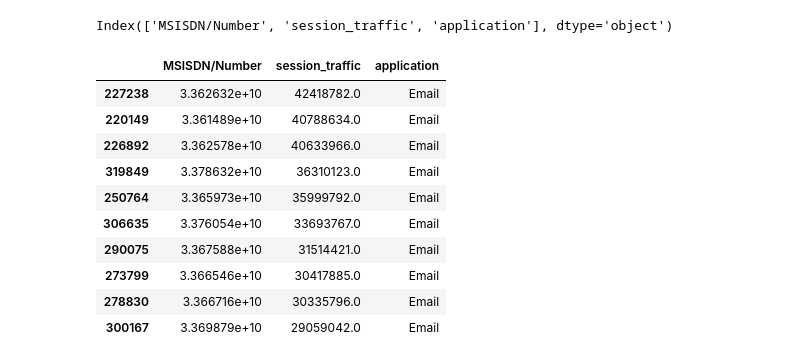
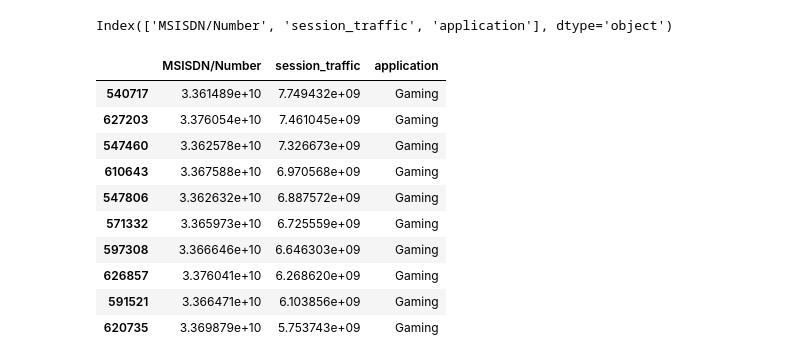
Before and after one commit to amare1990/tellCo-business-analytics, a Jupyter notebook: notebooks/user_engagement_analyzer.ipynb, the cells around one changed output. Cells and saved outputs as stored; diff of their text form; code cells hidden in the pictures.

```diff
--- a/notebooks/user_engagement_analyzer.ipynb
+++ b/notebooks/user_engagement_analyzer.ipynb
@@ -134,16 +134,16 @@ top_users_per_app.columns
 # %% [output]
 Index(['MSISDN/Number', 'session_traffic', 'application'], dtype='object')
 # %%
-top_users_per_app[top_users_per_app['application']=='Emai']
+top_users_per_app[top_users_per_app['application']=='Gaming']
 # %% [output]
 |  | MSISDN/Number | session_traffic | application |
-| 227238 | 3.362632e+10 | 42418782.0 | Email |
-| 220149 | 3.361489e+10 | 40788634.0 | Email |
-| 226892 | 3.362578e+10 | 40633966.0 | Email |
-| 319849 | 3.378632e+10 | 36310123.0 | Email |
-| 250764 | 3.365973e+10 | 35999792.0 | Email |
-| 306635 | 3.376054e+10 | 33693767.0 | Email |
-| 290075 | 3.367588e+10 | 31514421.0 | Email |
-| 273799 | 3.366546e+10 | 30417885.0 | Email |
-| 278830 | 3.366716e+10 | 30335796.0 | Email |
-| 300167 | 3.369879e+10 | 29059042.0 | Email |
+| 540717 | 3.361489e+10 | 7.749432e+09 | Gaming |
+| 627203 | 3.376054e+10 | 7.461045e+09 | Gaming |
+| 547460 | 3.362578e+10 | 7.326673e+09 | Gaming |
+| 610643 | 3.367588e+10 | 6.970568e+09 | Gaming |
+| 547806 | 3.362632e+10 | 6.887572e+09 | Gaming |
+| 571332 | 3.365973e+10 | 6.725559e+09 | Gaming |
+| 597308 | 3.366646e+10 | 6.646303e+09 | Gaming |
+| 626857 | 3.376041e+10 | 6.268620e+09 | Gaming |
+| 591521 | 3.366471e+10 | 6.103856e+09 | Gaming |
+| 620735 | 3.369879e+10 | 5.753743e+09 | Gaming |
```
Also changed, not shown: parts of 2 cells of this notebook, 1 other file.
